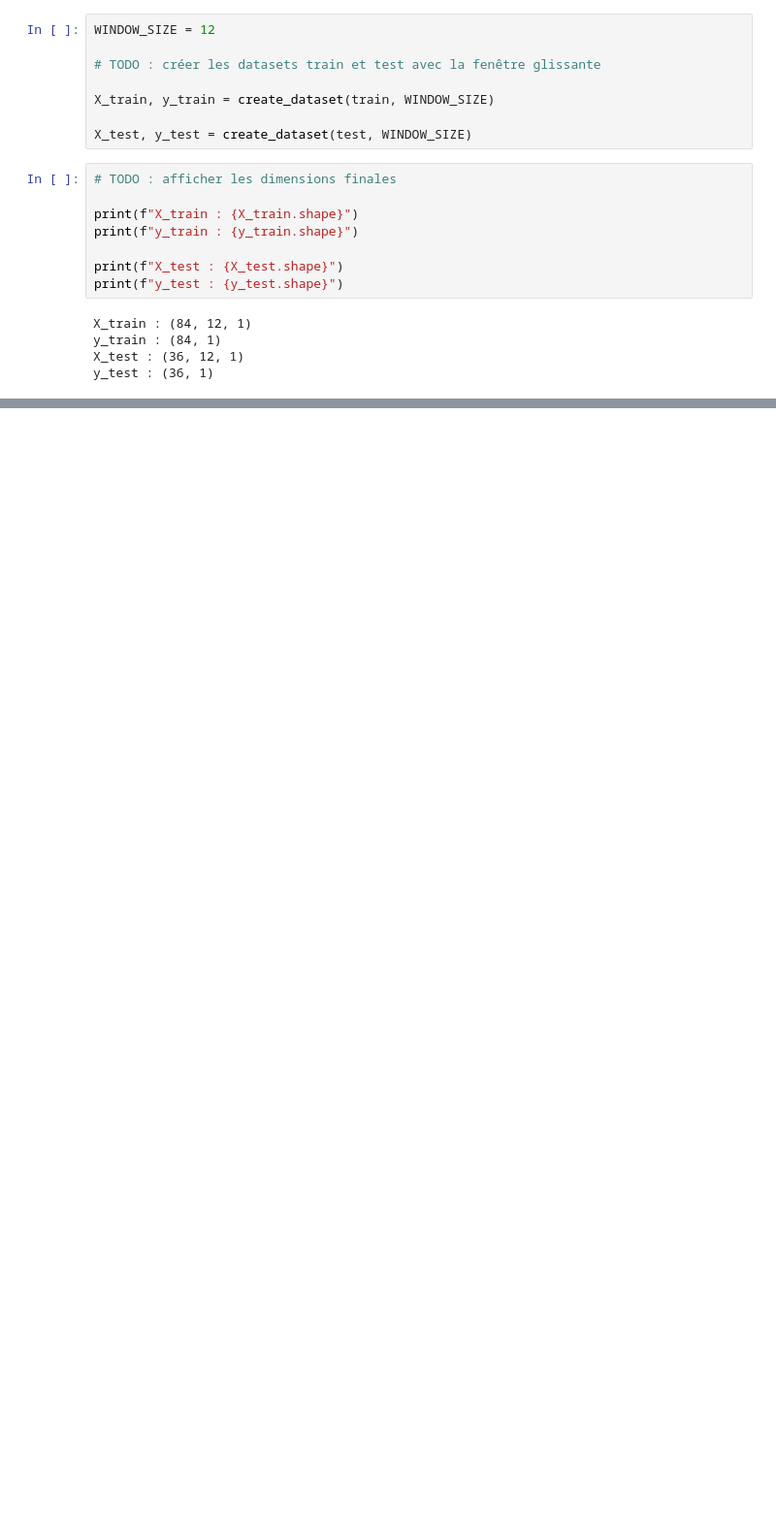
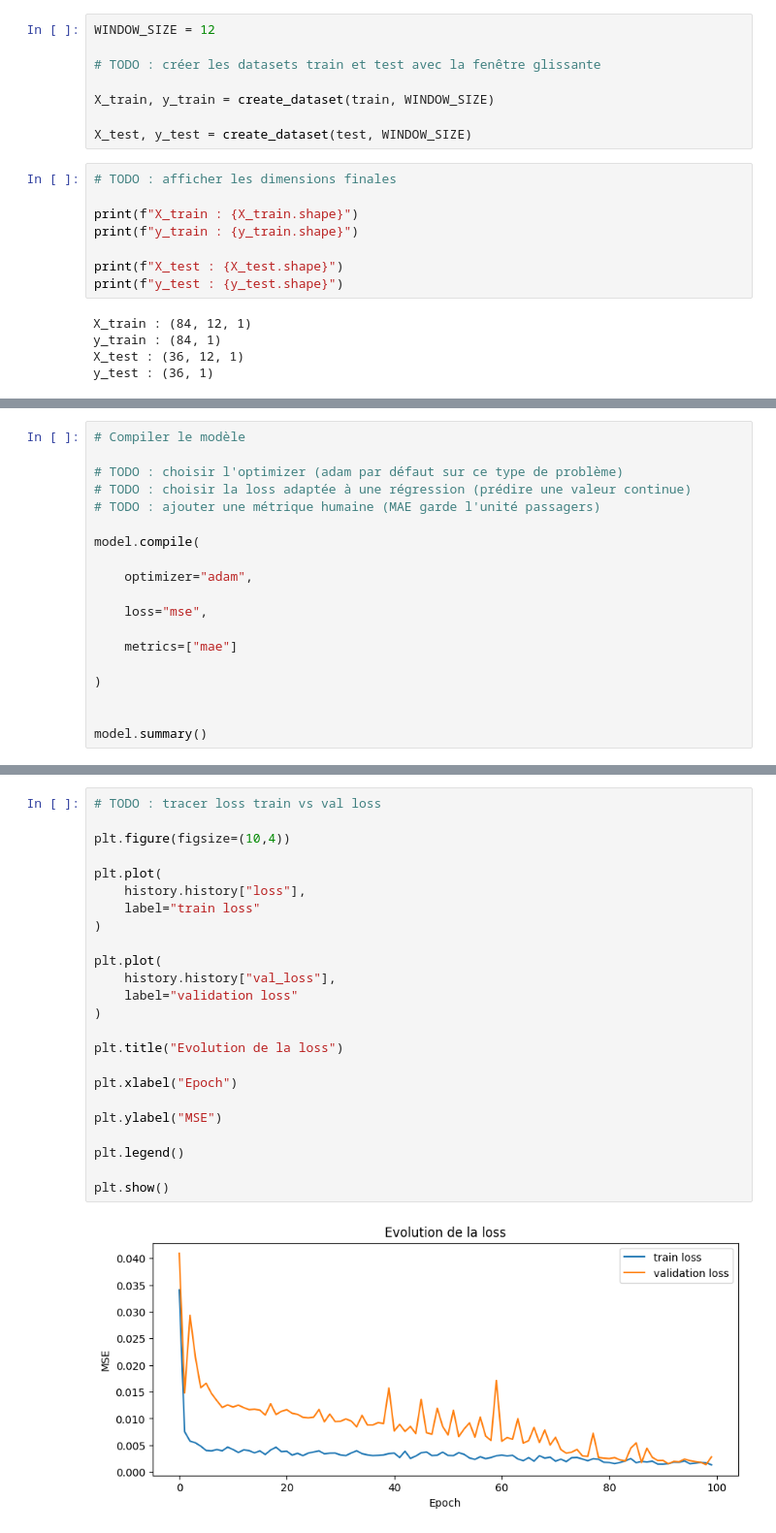
Before and after one commit to marcyannick1/deeplearning-j4-RNN, a Jupyter notebook: main.ipynb, the cells around one changed output, grey strips where cells are left out. Shown at 97% size. Drawn from its saved outputs; the diff is of its cells as text; blank space fills up the shorter version.

Commit message:
feat:phase2 lstm airline passengers training

```diff
--- a/main.ipynb
+++ b/main.ipynb
@@ -106,0 +133,19 @@ y_test : (36, 1)
+# %%
+# Compiler le modèle
+
+# TODO : choisir l'optimizer (adam par défaut sur ce type de problème)
+# TODO : choisir la loss adaptée à une régression (prédire une valeur continue)
+# TODO : ajouter une métrique humaine (MAE garde l'unité passagers)
+
+model.compile(
+
+    optimizer="adam",
+
+    loss="mse",
+
+    metrics=["mae"]
+
+)
+
+
+model.summary()
@@ -106,0 +271,26 @@ y_test : (36, 1)
+# %%
+# TODO : tracer loss train vs val loss
+
+plt.figure(figsize=(10,4))
+
+plt.plot(
+    history.history["loss"],
+    label="train loss"
+)
+
+plt.plot(
+    history.history["val_loss"],
+    label="validation loss"
+)
+
+plt.title("Evolution de la loss")
+
+plt.xlabel("Epoch")
+
+plt.ylabel("MSE")
+
+plt.legend()
+
+plt.show()
+# %% [output]
+[figure, added]
```
Also changed, not shown: parts of 8 cells of this notebook.
